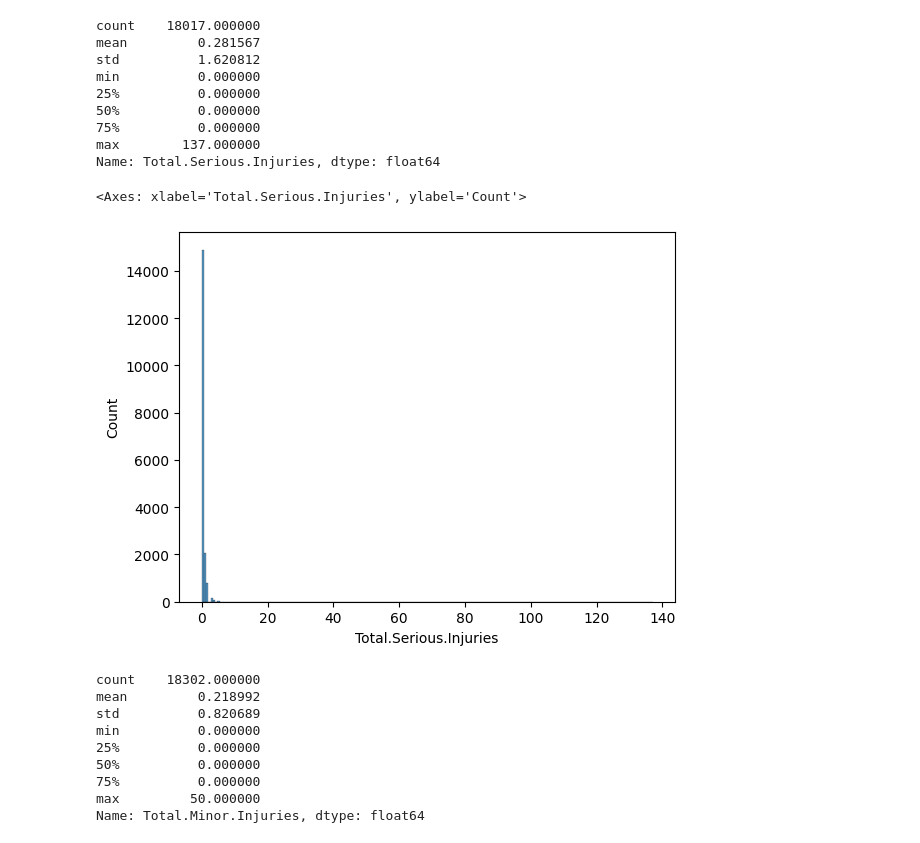
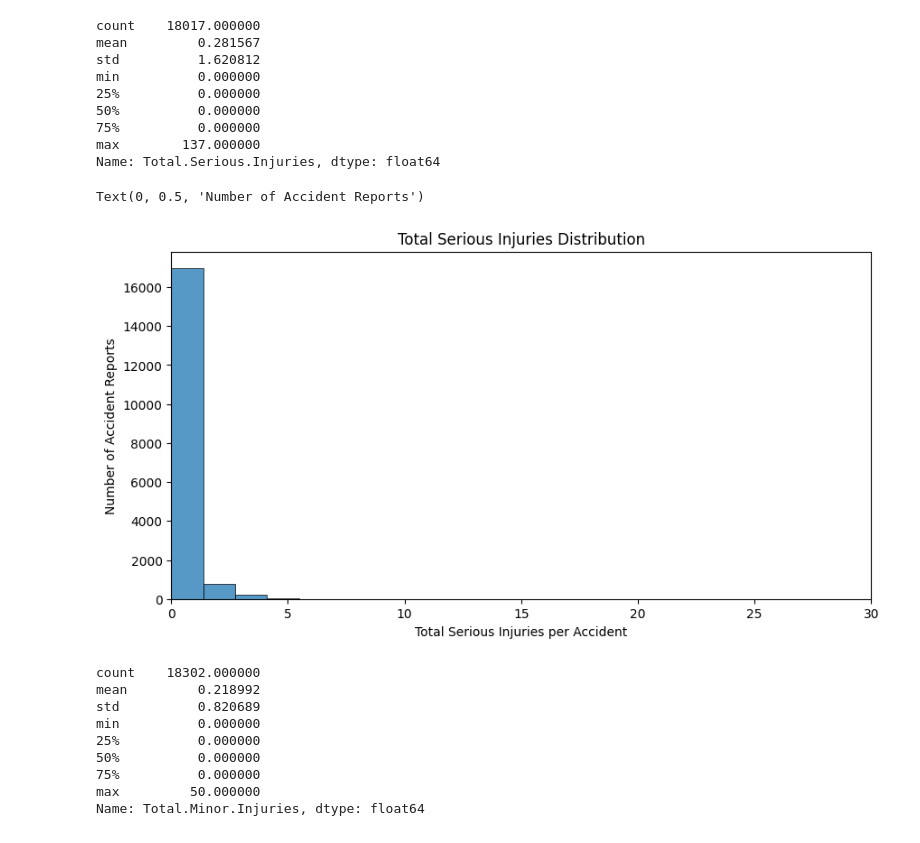
Before and after one commit to smharris312/Aviation_Risk_Project, a Jupyter notebook: Aviation_Risk_Analysis.ipynb, the cells around one changed output. Cells and saved outputs as stored; diff of their text form; code cells hidden in the pictures.

```diff
--- a/Aviation_Risk_Analysis.ipynb
+++ b/Aviation_Risk_Analysis.ipynb
@@ -259,11 +264,16 @@ min          0.000000
 75%          0.000000
 max        137.000000
 Name: Total.Serious.Injuries, dtype: float64
-# %%
-sns.histplot(x=df_USA_airplane['Total.Serious.Injuries'], bins=200)
-# %% [output]
-<Axes: xlabel='Total.Serious.Injuries', ylabel='Count'>
-[figure, removed]
+# %%
+fig, ax = plt.subplots(figsize=(10,5))
+sns.histplot(x=df_USA_airplane['Total.Serious.Injuries'], bins=100)
+ax.set_title("Total Serious Injuries Distribution")
+ax.set_xlim(0,30)
+ax.set_xlabel("Total Serious Injuries per Accident")
+ax.set_ylabel("Number of Accident Reports")
+# %% [output]
+Text(0, 0.5, 'Number of Accident Reports')
+[figure, added]
 # %%
 df_USA_airplane['Total.Minor.Injuries'].value_counts()
 df_USA_airplane['Total.Minor.Injuries'].describe()
```
Also changed, not shown: parts of 4 cells of this notebook.
